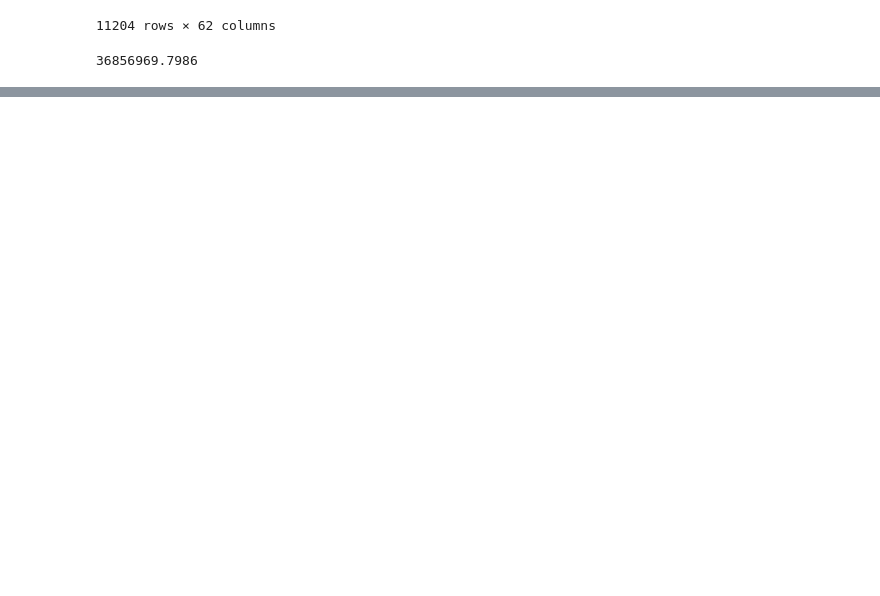
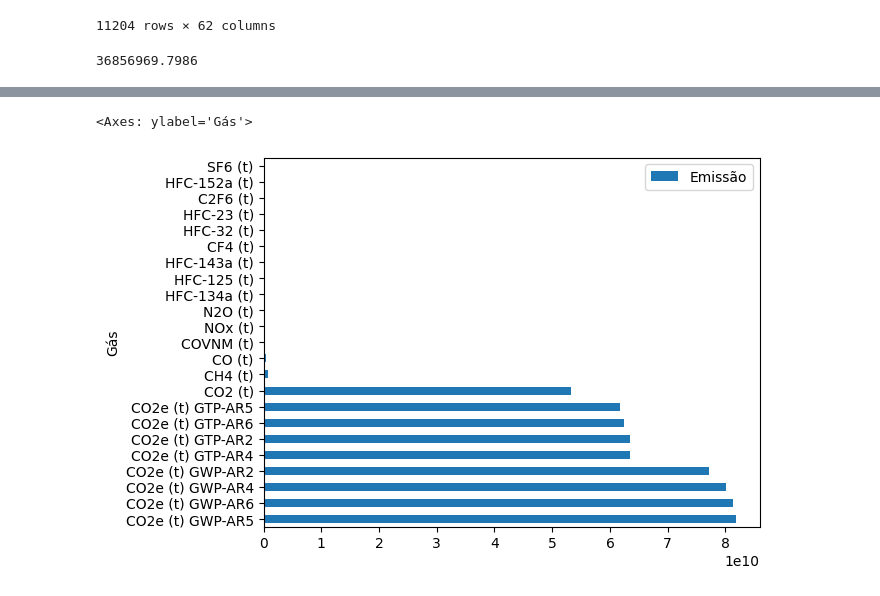
Before and after one commit to GaiasRaphael/Alura, a Jupyter notebook: Ciência de Dados/Pandas/selects.ipynb, the cells around one changed output, grey strips where cells are left out. Saved outputs shown, nothing was run; the diff lists cells and outputs as text; code cells hidden in the pictures; blank space fills up the shorter version.

```diff
--- a/Ciência de Dados/Pandas/selects.ipynb
+++ b/Ciência de Dados/Pandas/selects.ipynb
@@ -145,3 +145,7 @@ seeg[estados_sul]
 seeg.loc[(seeg['Estado'] == 'PA') & (seeg['Nível 1 - Setor'] == 'Agropecuária'), 2021].max()
 # %% [output]
 36856969.7986
+# %%
+colunas_list = list(seeg.loc[:,'Nível 1 - Setor': 'Produto'].columns)
+# %%
+emissao_anos = list(seeg.loc[:, 1970:2021].columns)
@@ -147,0 +168,2 @@ seeg.loc[(seeg['Estado'] == 'PA') & (seeg['Nível 1 - Setor'] == 'Agropecuária'
+# %%
+emissoes_por_ano = seeg.melt (id_vars= colunas_list, value_vars=emissao_anos, var_name= 'Ano', value_name='Emissão')
@@ -147,0 +191,2 @@ seeg.loc[(seeg['Estado'] == 'PA') & (seeg['Nível 1 - Setor'] == 'Agropecuária'
+# %%
+emissao_por_gas = emissoes_por_ano.groupby('Gás').sum(numeric_only=True).sort_values ('Emissão', ascending=False)
@@ -147,0 +214,5 @@ seeg.loc[(seeg['Estado'] == 'PA') & (seeg['Nível 1 - Setor'] == 'Agropecuária'
+# %%
+emissao_por_gas.plot.barh()
+# %% [output]
+<Axes: ylabel='Gás'>
+[figure, added]
```
Also changed, not shown: parts of 5 cells of this notebook.
